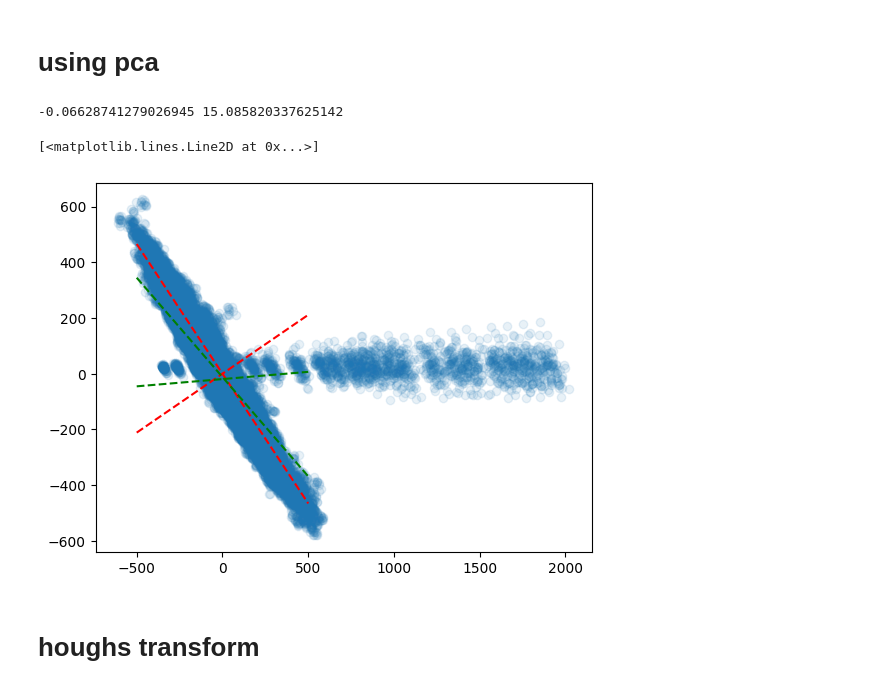
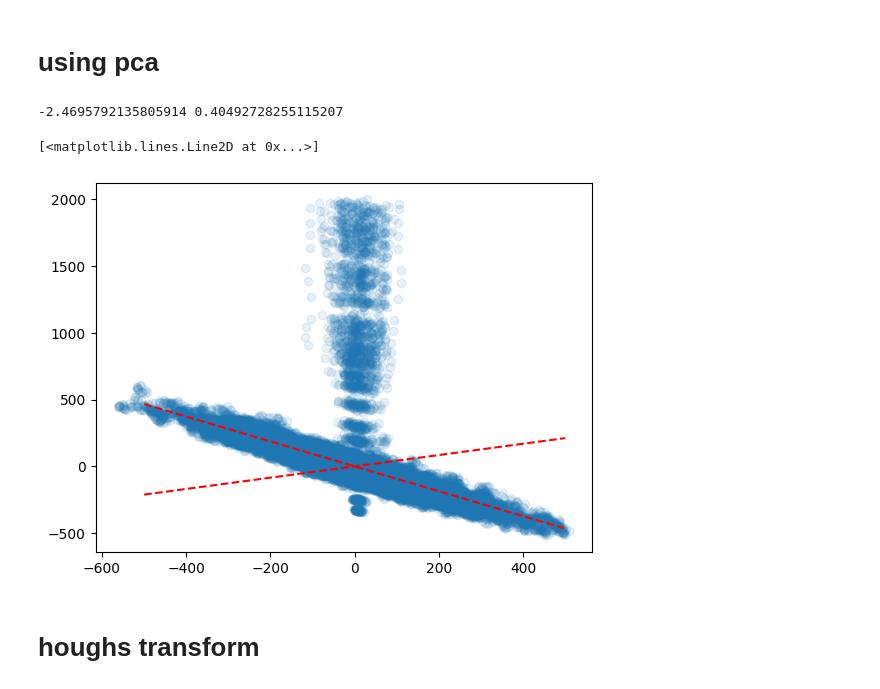
Before and after one commit to peppy-senpai/MBTA, a Jupyter notebook: code/blue_line_delay_analysis.ipynb, the cells around one changed output. Drawn from its saved outputs; the diff is of its cells as text; code cells hidden in the pictures.

```diff
--- a/code/blue_line_delay_analysis.ipynb
+++ b/code/blue_line_delay_analysis.ipynb
@@ -99,7 +99,7 @@ headway_pivot
 from sklearn.linear_model import LinearRegression
 
 confound = headway['train_id'].unique().tolist()
-pred = 0
+pred = 3
 confound.remove(pred)
 
 target = 1 #confound[0]
@@ -192,44 +208,44 @@ for i in a:
 from sklearn.decomposition import PCA
 
 pca = PCA(n_components=2)
-# pca.fit(resd[['pred_resd','target_resd']])
-pca.fit(main)
+pca.fit(resd[['pred_resd','target_resd']])
+# pca.fit(main)
 
 pca.components_
 components = pca.components_
 
 xaxis = np.linspace(-500, 500, 3)
 
 m1 = components[0][1]/components[0][0]
 m2 = components[1][1]/components[1][0]
 
 print(m1, m2)
 
 y1 = m1*xaxis
 y2 = m2*xaxis
 
 plt.scatter(pred_resd.values, target_resd.values, alpha=0.1)
 
 # plt.plot(xaxis, y1, 'k--')
 # plt.plot(xaxis, y2, 'k--')
 
 m3, m4 = (np.float64(-0.9315964599440725), np.float64(0.4227932187381618))
 
 y3 = m3*xaxis
 y4 = m4*xaxis
 plt.plot(xaxis, y3, 'r--')
 plt.plot(xaxis, y4, 'r--')
 
-m5, c5 = 0.052, -19.248
-m6, c6 = -0.713, -11.882
-y5 = m5*xaxis+c5
-y6 = m6*xaxis+c6
-plt.plot(xaxis, y5, 'g--')
-plt.plot(xaxis, y6, 'g--')
+# m5, c5 = 0.052, -19.248
+# m6, c6 = -0.713, -11.882
+# y5 = m5*xaxis+c5
+# y6 = m6*xaxis+c6
+# plt.plot(xaxis, y5, 'g--')
+# plt.plot(xaxis, y6, 'g--')
 # %% [output]
--0.06628741279026945 15.085820337625142
+-2.4695792135805914 0.40492728255115207
 [<matplotlib.lines.Line2D at 0x...>]
-[figure, old version]
+[figure, new version]
 # %% [markdown]
 # houghs transform
 # %%
```
Also changed, not shown: parts of 9 cells of this notebook, 5 other files.
